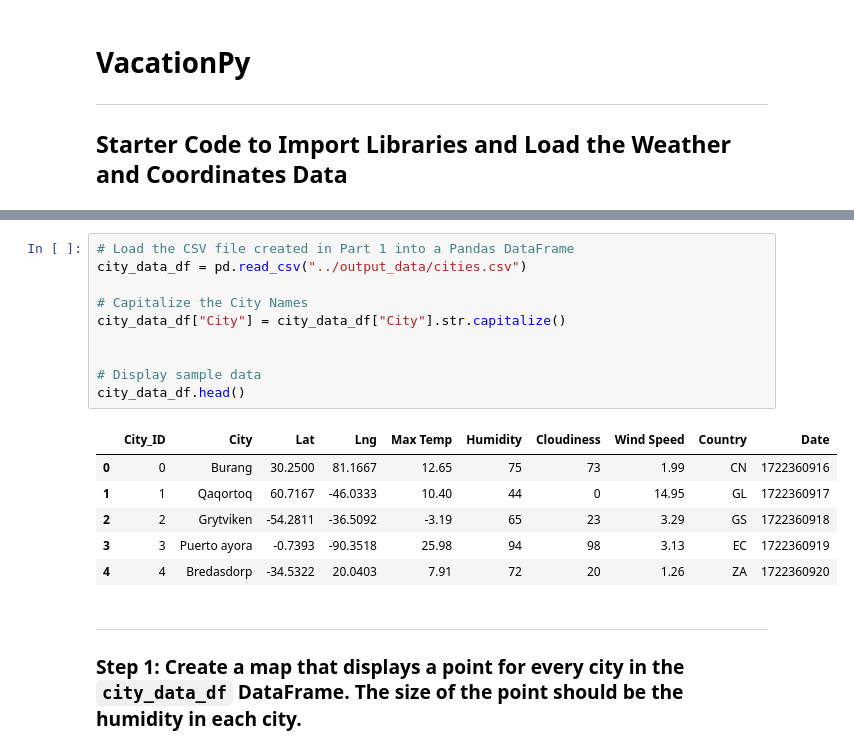
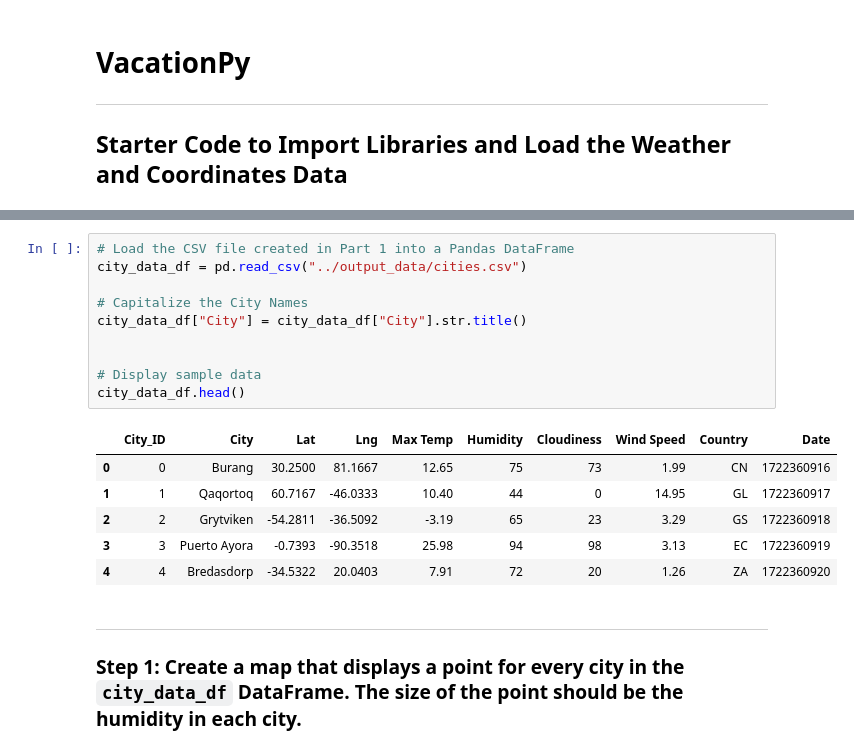
Before and after one commit to hamiltonbrba/python-api-challenge, a Jupyter notebook: WeatherPy/VacationPy.ipynb, the cells around one changed output, grey strips where cells are left out. Drawn from its saved outputs; the diff is of its cells as text.

Commit message:
Capitalize city name, str.title() instead of str.capitalize()

```diff
--- a/WeatherPy/VacationPy.ipynb
+++ b/WeatherPy/VacationPy.ipynb
@@ -18,19 +18,19 @@ from api_keys import geoapify_key
 # %%
 # Load the CSV file created in Part 1 into a Pandas DataFrame
 city_data_df = pd.read_csv("../output_data/cities.csv")
 
 # Capitalize the City Names
-city_data_df["City"] = city_data_df["City"].str.capitalize()
+city_data_df["City"] = city_data_df["City"].str.title()
 
 
 # Display sample data
 city_data_df.head()
 # %% [output]
 |  | City_ID | City | Lat | Lng | Max Temp | Humidity | Cloudiness | Wind Speed | Country | Date |
 | 0 | 0 | Burang | 30.2500 | 81.1667 | 12.65 | 75 | 73 | 1.99 | CN | 1722360916 |
 | 1 | 1 | Qaqortoq | 60.7167 | -46.0333 | 10.40 | 44 | 0 | 14.95 | GL | 1722360917 |
 | 2 | 2 | Grytviken | -54.2811 | -36.5092 | -3.19 | 65 | 23 | 3.29 | GS | 1722360918 |
-| 3 | 3 | Puerto ayora | -0.7393 | -90.3518 | 25.98 | 94 | 98 | 3.13 | EC | 1722360919 |
+| 3 | 3 | Puerto Ayora | -0.7393 | -90.3518 | 25.98 | 94 | 98 | 3.13 | EC | 1722360919 |
 | 4 | 4 | Bredasdorp | -34.5322 | 20.0403 | 7.91 | 72 | 20 | 1.26 | ZA | 1722360920 |
 # %% [markdown]
 ---
```
Also changed, not shown: parts of 3 cells of this notebook.
